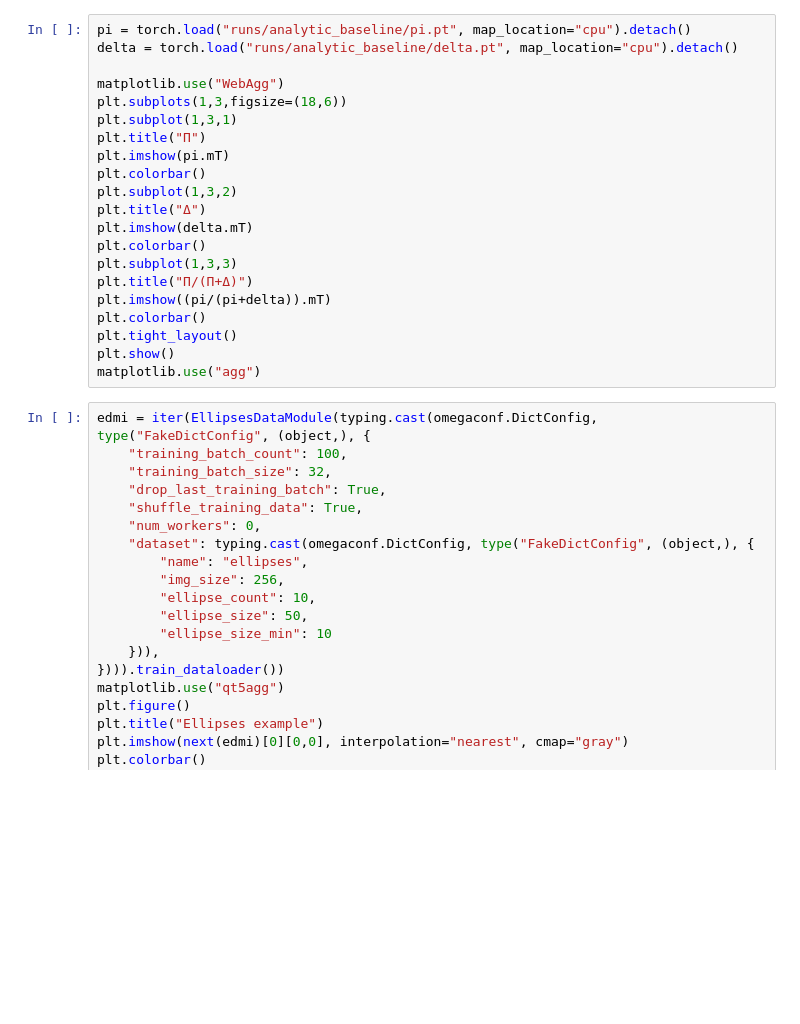
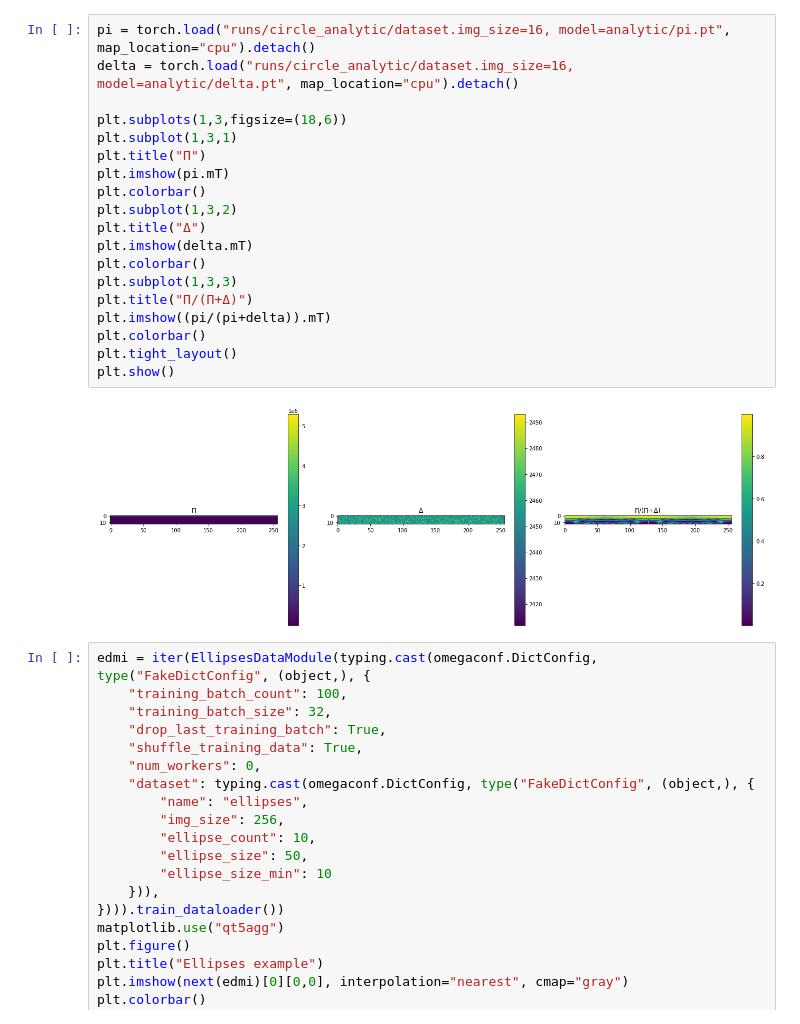
Before and after one commit to AlexanderAuras/LearnedRadonFilters, a Jupyter notebook: test.ipynb, the cells around one changed output. Saved outputs shown, nothing was run; the diff lists cells and outputs as text; blank space fills up the shorter version.

```diff
--- a/test.ipynb
+++ b/test.ipynb
@@ -18,24 +51,24 @@ matplotlib.use("agg")
 # %%
-pi = torch.load("runs/analytic_baseline/pi.pt", map_location="cpu").detach()
-delta = torch.load("runs/analytic_baseline/delta.pt", map_location="cpu").detach()
+pi = torch.load("runs/circle_analytic/dataset.img_size=16, model=analytic/pi.pt", map_location="cpu").detach()
+delta = torch.load("runs/circle_analytic/dataset.img_size=16, model=analytic/delta.pt", map_location="cpu").detach()
 
-matplotlib.use("WebAgg")
 plt.subplots(1,3,figsize=(18,6))
 plt.subplot(1,3,1)
 plt.title("Π")
 plt.imshow(pi.mT)
 plt.colorbar()
 plt.subplot(1,3,2)
 plt.title("Δ")
 plt.imshow(delta.mT)
 plt.colorbar()
 plt.subplot(1,3,3)
 plt.title("Π/(Π+Δ)")
 plt.imshow((pi/(pi+delta)).mT)
 plt.colorbar()
 plt.tight_layout()
 plt.show()
-matplotlib.use("agg")
+# %% [output]
+[figure, added]
 # %%
 edmi = iter(EllipsesDataModule(typing.cast(omegaconf.DictConfig, type("FakeDictConfig", (object,), {
     "training_batch_count": 100,
```
Also changed, not shown: parts of 4 cells of this notebook, 8 other files.
